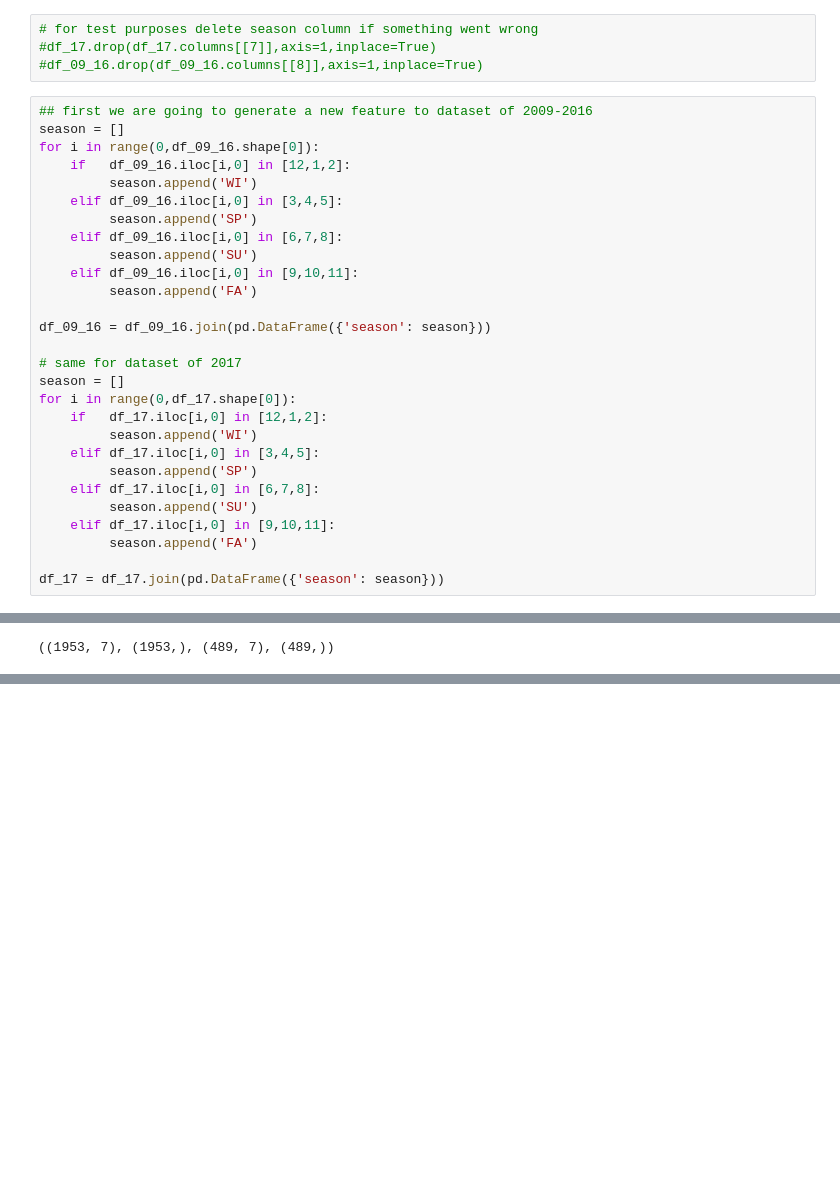
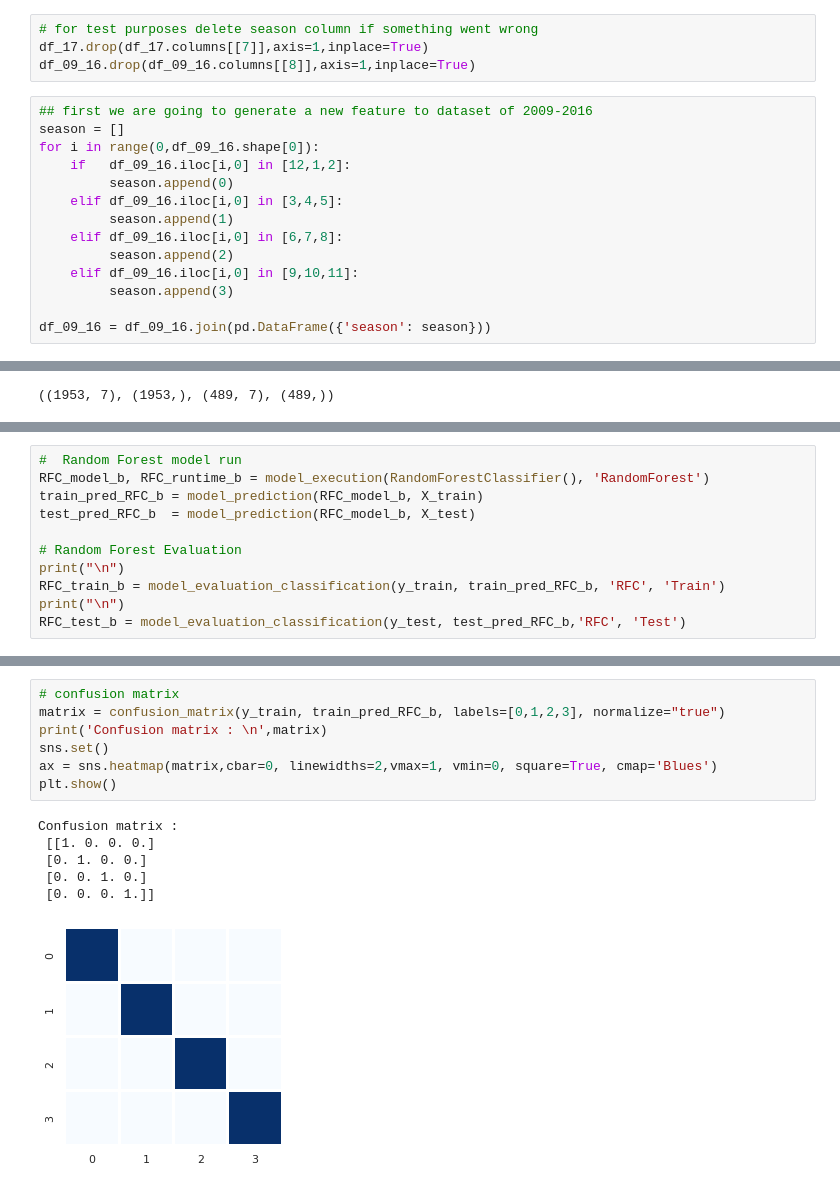
Before and after one commit to spros1/Methods-and-Algorithms_Work_Semester_21-22, a Jupyter notebook: Meteorological_Measurements_AthensCenter.ipynb, the cells around one changed output, grey strips where cells are left out. Cells and saved outputs as stored; diff of their text form; blank space fills up the shorter version.

```diff
--- a/Meteorological_Measurements_AthensCenter.ipynb
+++ b/Meteorological_Measurements_AthensCenter.ipynb
@@ -456,32 +484,18 @@ MSE is used to check how close estimates or forecasts are to actual values. Lowe
 # %%
 # for test purposes delete season column if something went wrong
-#df_17.drop(df_17.columns[[7]],axis=1,inplace=True)
-#df_09_16.drop(df_09_16.columns[[8]],axis=1,inplace=True)
+df_17.drop(df_17.columns[[7]],axis=1,inplace=True)
+df_09_16.drop(df_09_16.columns[[8]],axis=1,inplace=True)
 # %%
 ## first we are going to generate a new feature to dataset of 2009-2016
 season = []
 for i in range(0,df_09_16.shape[0]):
     if   df_09_16.iloc[i,0] in [12,1,2]:
-         season.append('WI')
+         season.append(0)
     elif df_09_16.iloc[i,0] in [3,4,5]:
-         season.append('SP')
+         season.append(1)
     elif df_09_16.iloc[i,0] in [6,7,8]:
-         season.append('SU')
+         season.append(2)
     elif df_09_16.iloc[i,0] in [9,10,11]:
-         season.append('FA')
+         season.append(3)
 
 df_09_16 = df_09_16.join(pd.DataFrame({'season': season}))
-
-# same for dataset of 2017
-season = []
-for i in range(0,df_17.shape[0]):
-    if   df_17.iloc[i,0] in [12,1,2]:
-         season.append('WI')
-    elif df_17.iloc[i,0] in [3,4,5]:
-         season.append('SP')
-    elif df_17.iloc[i,0] in [6,7,8]:
-         season.append('SU')
-    elif df_17.iloc[i,0] in [9,10,11]:
-         season.append('FA')
-
-df_17 = df_17.join(pd.DataFrame({'season': season}))
@@ -537,0 +567,11 @@ X_train.shape, y_train.shape, X_test.shape, y_test.shape
+# %%
+#  Random Forest model run
+RFC_model_b, RFC_runtime_b = model_execution(RandomForestClassifier(), 'RandomForest')
+train_pred_RFC_b = model_prediction(RFC_model_b, X_train)
+test_pred_RFC_b  = model_prediction(RFC_model_b, X_test)
+
+# Random Forest Evaluation
+print("\n")
+RFC_train_b = model_evaluation_classification(y_train, train_pred_RFC_b, 'RFC', 'Train')
+print("\n")
+RFC_test_b = model_evaluation_classification(y_test, test_pred_RFC_b,'RFC', 'Test')
@@ -537,0 +592,14 @@ X_train.shape, y_train.shape, X_test.shape, y_test.shape
+# %%
+# confusion matrix
+matrix = confusion_matrix(y_train, train_pred_RFC_b, labels=[0,1,2,3], normalize="true")
+print('Confusion matrix : \n',matrix)
+sns.set()
+ax = sns.heatmap(matrix,cbar=0, linewidths=2,vmax=1, vmin=0, square=True, cmap='Blues')
+plt.show()
+# %% [output]
+Confusion matrix :
+ [[1. 0. 0. 0.]
+ [0. 1. 0. 0.]
+ [0. 0. 1. 0.]
+ [0. 0. 0. 1.]]
+[figure, added]
```
Also changed, not shown: parts of 19 cells of this notebook.
